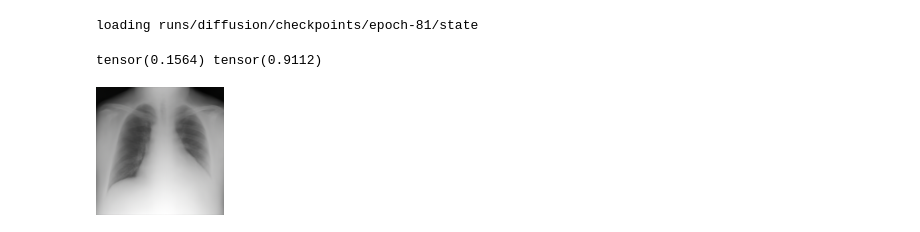
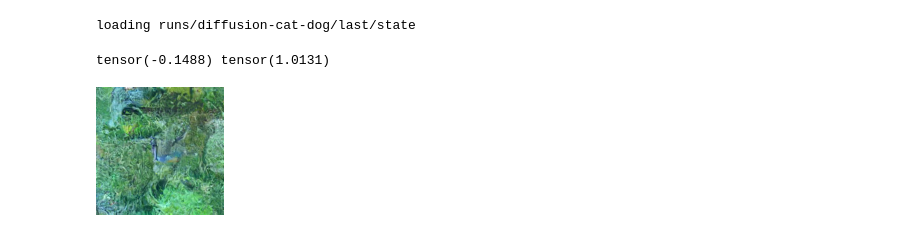
Before and after one commit to Kemsekov/Image-Diffusion, a Jupyter notebook: diffusion.ipynb, the cells around one changed output. Saved outputs shown, nothing was run; the diff lists cells and outputs as text; code cells hidden in the pictures.

```diff
--- a/diffusion.ipynb
+++ b/diffusion.ipynb
@@ -298,23 +303,24 @@ def compute_loss_and_metric(model,batch):
     pred_noise = model(noised_samples,time)
 
     loss = torch.mean((pred_noise-noise)**2)
+    r2 = r2_score(pred_noise,noise)
     return loss,{
-        'r2':r2_score(pred_noise,noise),
+        'r2':r2,
     }
 
 # it works better without scheduler
-epochs = 100
-optim = torch.optim.AdamW(diff.parameters(),lr=1e-3)
-sch = torch.optim.lr_scheduler.CosineAnnealingLR(optim,len(train_loader)*epochs)
+epochs = 1000
+optim = torch.optim.AdamW(diff.parameters(),lr=1e-4)
+sch = torch.optim.lr_scheduler.CosineAnnealingLR(optim,len(train_loader))
 
-path = "runs/diffusion"
+path = "runs/diffusion-cat-dog"
 _ = train(
     diff,
     train_loader,
     test_loader,
     compute_loss_and_metric,
     path,
-    # os.path.join(path,'last'),
+    os.path.join(path,'last'),
     scheduler=sch,
     optimizer=optim,
     gradient_clipping_max_norm=1,
@@ -433,18 +367,26 @@ Epoch 11/100
 # %%
 diff = torch.jit.load(os.path.join(path,'model.pt'))
-diff=load_checkpoint(diff,path,-1)
-# diff=load_last_checkpoint(diff,path)
-diff=diff.eval().cuda().float()
+# diff = load_checkpoint(diff,path,-1)
+diff = load_last_checkpoint(diff,path)
+diff = diff.train().eval().float()
 # %% [output]
-loading runs/diffusion/checkpoints/epoch-81/state
+loading runs/diffusion-cat-dog/last/state
 # %%
 inference_timesteps = 64
 # torch.random.manual_seed(1)
-pred = sample(diff,(1,in_channels,128,128),128,inference_timesteps,regenerate_noise=True,normalize_pred=True).cpu()#.sigmoid()
+pred = sample(
+    diff,
+    (1,in_channels,128,128),
+    128,
+    inference_timesteps,
+    normalize_pred=False,
+    regenerate_noise=False,
+    rescale_generated_noise=False
+).cpu()#.sigmoid()
 print(pred.mean(),pred.std())
 pred-=pred.min()
 pred/=pred.max()
 T.ToPILImage()(pred[0])
 # %% [output]
-tensor(0.1564) tensor(0.9112)
+tensor(-0.1488) tensor(1.0131)
-[figure, old version]
+[figure, new version]
```
Also changed, not shown: parts of 5 cells of this notebook.
